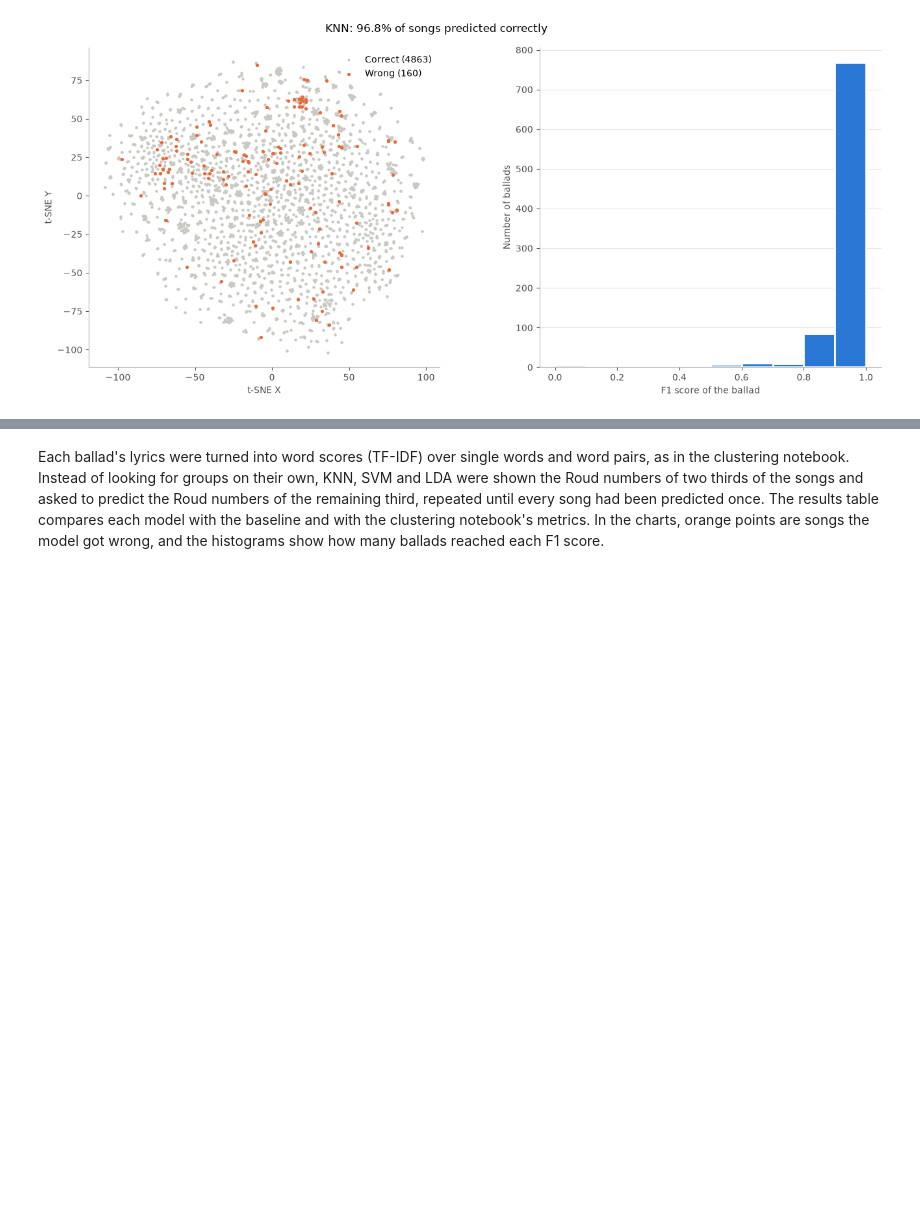
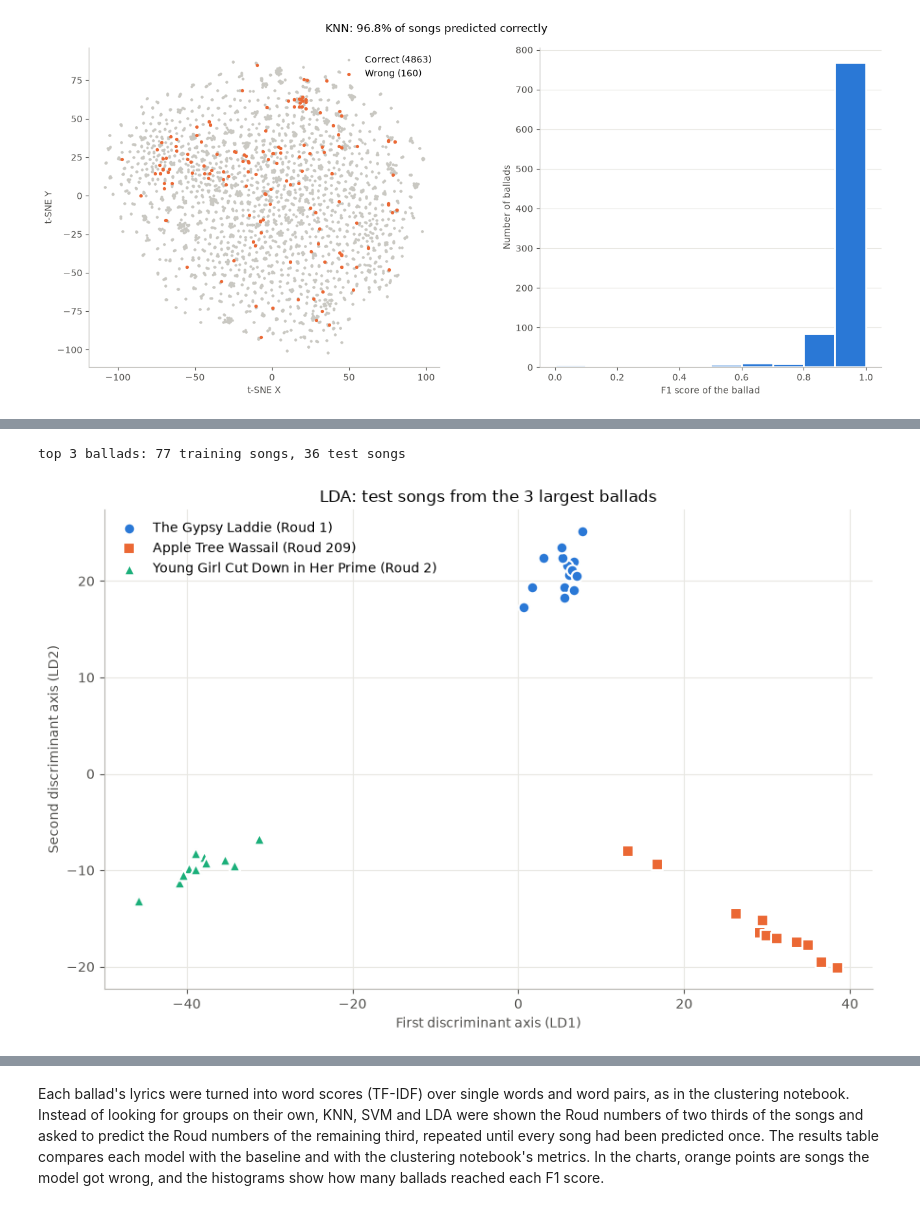
Before and after one commit to JonahThiele/CSC705Project, a Jupyter notebook: tfidf_classifiers.ipynb, the cells around one changed output, grey strips where cells are left out. Drawn from its saved outputs; the diff is of its cells as text; code cells hidden in the pictures; blank space fills up the shorter version.

Commit message:
added more graphing, applied other common machine learning methods to sentence transformer notebook

```diff
--- a/tfidf_classifiers.ipynb
+++ b/tfidf_classifiers.ipynb
@@ -215,0 +238,59 @@ plt.show()
+# %%
+# Most of these charts can't show 887 ballads at once, so they use the ballads with the most versions
+version_counts = df_pred["roud"].value_counts()
+top_10_ballads = version_counts.index[:10].to_numpy()
+top_3_ballads = top_10_ballads[:3]
+
+# A short name for each ballad: the first title in its list of titles
+ballad_names = {}
+for ballad in top_10_ballads:
+    full_title = df_pred.loc[df_pred["roud"] == ballad, "name"].iloc[0]
+    ballad_names[ballad] = full_title.split(" / ")[0]
+
+# Each ballad keeps the same color and marker shape on every chart
+ballad_colors = dict(zip(top_3_ballads, ["#2a78d6", "#eb6834", "#1baf7a"]))
+ballad_markers = dict(zip(top_3_ballads, ["o", "s", "^"]))
+
+# The scatter charts train on one fold's training songs and only draw its test songs
+train_idx, test_idx = folds[0]
+is_top_3 = np.isin(roud, top_3_ballads)
+train_top_3 = train_idx[is_top_3[train_idx]]
+test_top_3 = test_idx[is_top_3[test_idx]]
+train_labels = roud[train_top_3]
+test_labels = roud[test_top_3]
+print("top 3 ballads:", len(train_top_3), "training songs,", len(test_top_3), "test songs")
+
+
+# Draw the given songs on a chart, one color and marker shape per ballad
+def draw_songs(ax, points, labels):
+    for ballad in top_3_ballads:
+        is_this_ballad = labels == ballad
+        ax.scatter(points[is_this_ballad, 0], points[is_this_ballad, 1],
+                   s=70, color=ballad_colors[ballad], marker=ballad_markers[ballad],
+                   edgecolors="white", linewidths=1.5,
+                   label=f"{ballad_names[ballad]} (Roud {ballad})")
+# %% [output]
+top 3 ballads: 77 training songs, 36 test songs
+# %%
+# LDA chart: fit on the training songs of the top 3 ballads, then move the test songs onto LDA's two best axes
+# As above, TF-IDF has to be compressed first. These few songs only allow a smaller compression than 300
+lda_top_3 = make_pipeline(TfidfVectorizer(**tfidf_params), TruncatedSVD(n_components=50, random_state=SEED),
+                          LinearDiscriminantAnalysis(n_components=2))
+lda_top_3.fit(lyrics[train_top_3], train_labels)
+test_points = lda_top_3.transform(lyrics[test_top_3])
+
+# Draw the test songs on the two new axes
+fig, ax = plt.subplots(figsize=(9, 6))
+draw_songs(ax, test_points, test_labels)
+ax.set_title("LDA: test songs from the 3 largest ballads")
+ax.set_xlabel("First discriminant axis (LD1)")
+ax.set_ylabel("Second discriminant axis (LD2)")
+ax.grid(color="#e8e7e2")
+ax.set_axisbelow(True)
+ax.legend(frameon=False)
+
+fig.tight_layout()
+fig.savefig("ballad_lda_scatter.png", dpi=200)
+plt.show()
+# %% [output]
+[figure, added]
```
Also changed, not shown: parts of 12 cells of this notebook, 1 other file.
